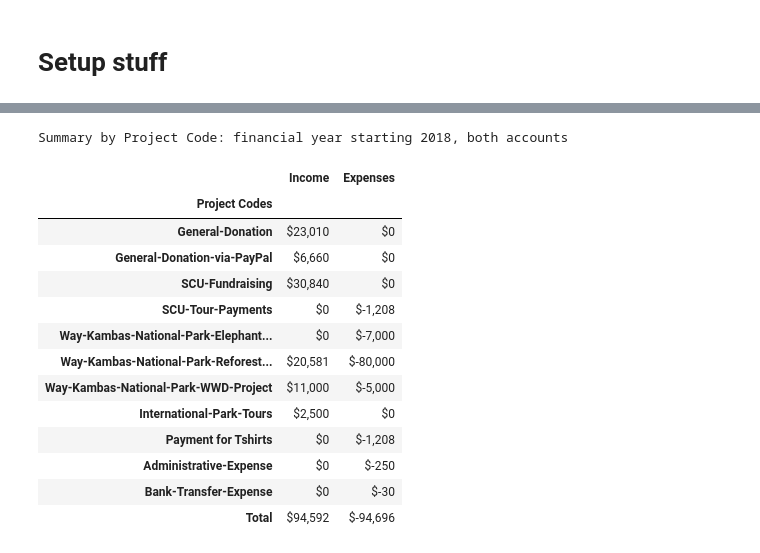
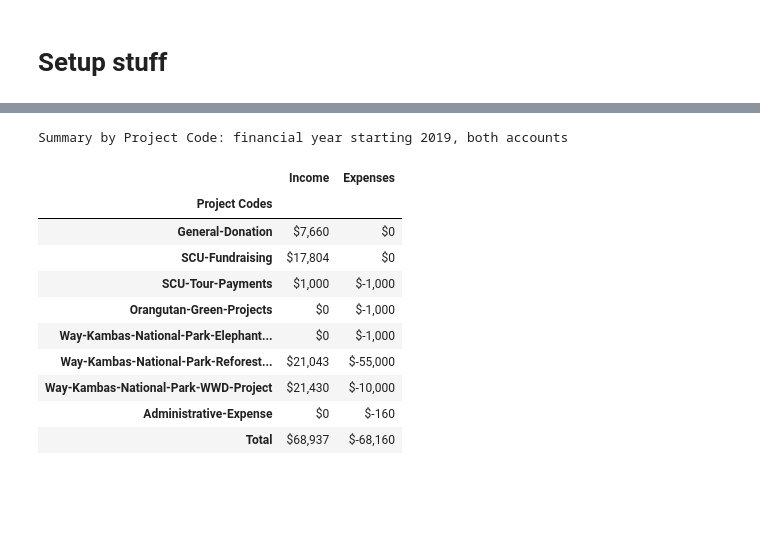
Before and after one commit to cooperoelrichs/Treasurer, a Jupyter notebook: notebooks/reporting.ipynb, the cells around one changed output, grey strips where cells are left out. Drawn from its saved outputs; the diff is of its cells as text; code cells hidden in the pictures; blank space fills up the shorter version.

```diff
--- a/notebooks/reporting.ipynb
+++ b/notebooks/reporting.ipynb
@@ -26,3 +22,13 @@ analysis_fy_str = 'FY {}-{}'.format(analysis_fy-2000, analysis_fy-1999)
+# %%
+idr_aud_conversion_factor = 10_000
+idr_aud_col_equiv = [
+    ('IDR - Expenses', 'AUD - Expenses'),
+    ('IDR - Income', 'AUD - Income'),
+    ('IDR - Account Balance', 'AUD - Balance'),
+]
+
+analysis_fy = 2019
+analysis_fy_str = 'FY {}-{}'.format(analysis_fy-2000, analysis_fy-1999)
 # %%
 data_dir = '../../data/'
 img_dir = '../../images/'
@@ -224,13 +279,15 @@ account = 'Bangalow'
 to_drop = ['Balance', 'Internal', 'Non-SIES',]
 
 print('Summary by Project Code: financial year starting {} and {} account only'.format(analysis_fy, account))
-s = SummaryTools.project_summary(full[(
+summary = SummaryTools.project_summary(full[(
     (full['Account'] == account) &
     SummaryTools.fy_filter(full, analysis_fy)
 )])
 
 for col in to_drop:
-    s = s.drop(col, axis=1)
+    summary = summary.drop(col, axis=1)
 
-display(HTML(s.to_html(formatters=SummaryTools.make_formatters())))
+summary.loc['Total', ['Expenses', 'Income']] = summary.sum()
+
+display(HTML(summary.to_html(formatters=SummaryTools.make_formatters())))
 # %% [output]
@@ -251,43 +306,41 @@ Summary by Project Code: financial year starting 2018 and Bangalow account only
 # %%
 to_drop = ['Balance', 'Internal', 'Non-SIES',]
 
 print('Summary by Project Code: financial year starting {}, both accounts'.format(analysis_fy))
 s = full[SummaryTools.fy_filter(full, analysis_fy)].groupby('Project Codes').sum()
 
 for col in to_drop:
     s = s.drop(col, axis=1)
 
 s.loc['Total', ['Expenses', 'Income']] = s.sum()
 s = s[['Income', 'Expenses']]
 s = s.reindex([
     'General-Donation',
-    'General-Donation-via-PayPal',
+    # 'General-Donation-via-PayPal',
     'SCU-Fundraising',
     'SCU-Tour-Payments',
+    'Orangutan-Green-Projects',
     'Way-Kambas-National-Park-Elephant-Project',
     'Way-Kambas-National-Park-Reforestation-Project',
     'Way-Kambas-National-Park-WWD-Project',
-    'International-Park-Tours',
-    'Payment for Tshirts',
+    # 'International-Park-Tours',
+    # 'Payment for Tshirts',
     'Administrative-Expense',
-    'Bank-Transfer-Expense',
+    # 'Bank-Transfer-Expense',
     'Total'
 ])
 
 display(HTML(s.to_html(formatters=SummaryTools.make_formatters())))
 # %% [output]
-Summary by Project Code: financial year starting 2018, both accounts
+Summary by Project Code: financial year starting 2019, both accounts
 |  | Income | Expenses |
 | Project Codes |  |  |
-| General-Donation | $23,010 | $0 |
-| General-Donation-via-PayPal | $6,660 | $0 |
-| SCU-Fundraising | $30,840 | $0 |
-| SCU-Tour-Payments | $0 | $-1,208 |
-| Way-Kambas-National-Park-Elephant... | $0 | $-7,000 |
-| Way-Kambas-National-Park-Reforest... | $20,581 | $-80,000 |
-| Way-Kambas-National-Park-WWD-Project | $11,000 | $-5,000 |
-| International-Park-Tours | $2,500 | $0 |
-| Payment for Tshirts | $0 | $-1,208 |
-| Administrative-Expense | $0 | $-250 |
-| Bank-Transfer-Expense | $0 | $-30 |
-| Total | $94,592 | $-94,696 |
+| General-Donation | $7,660 | $0 |
+| SCU-Fundraising | $17,804 | $0 |
+| SCU-Tour-Payments | $1,000 | $-1,000 |
+| Orangutan-Green-Projects | $0 | $-1,000 |
+| Way-Kambas-National-Park-Elephant... | $0 | $-1,000 |
+| Way-Kambas-National-Park-Reforest... | $21,043 | $-55,000 |
+| Way-Kambas-National-Park-WWD-Project | $21,430 | $-10,000 |
+| Administrative-Expense | $0 | $-160 |
+| Total | $68,937 | $-68,160 |
```
Also changed, not shown: parts of 7 cells of this notebook, 1 other file.
